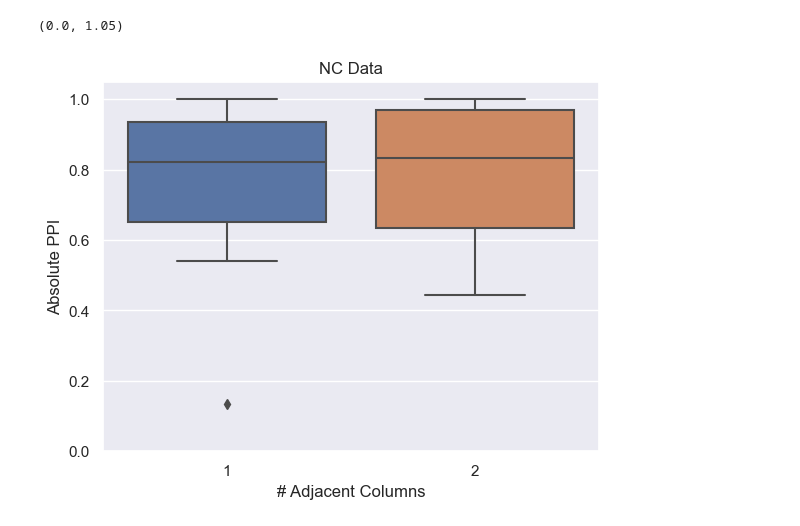
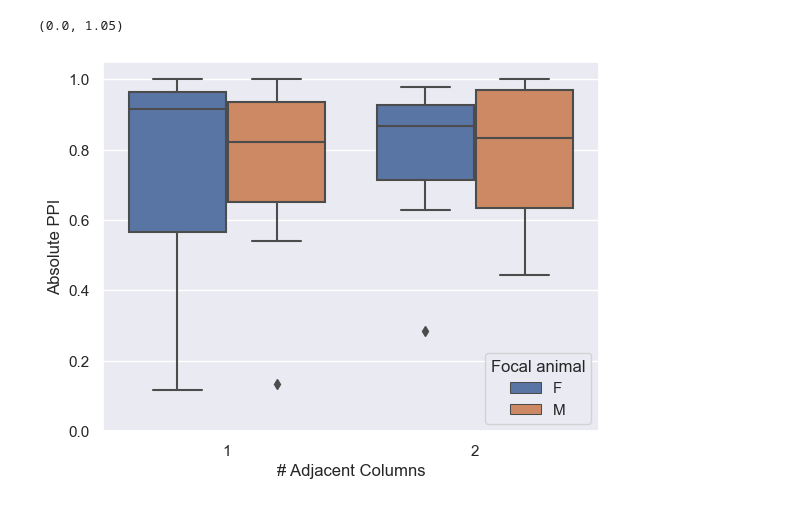
Before and after one commit to nhoglen/ppt-lanes, a Jupyter notebook: Data Analysis Prototype.ipynb, the cells around one changed output. Drawn from its saved outputs; the diff is of its cells as text; code cells hidden in the pictures.

```diff
--- a/Data Analysis Prototype.ipynb
+++ b/Data Analysis Prototype.ipynb
@@ -192,15 +188,14 @@ FCtable.to_csv('Summary_table_FC')
 #---MAKE SOME PLOTS WITH DATA TABLES---
 
 #lOAD RELEVANT DATA TABLES
-NCsummary = pd.read_csv('Summary_table_NC')
-FCsummary = pd.read_csv('Summary_table_FC')
+all_summary = pd.read_csv('Summary_table')
 
 #Plot that data
 sns.set_theme()
 
 #NCsummary.plot(x = '# Adjacent Columns', y = 'PPI', style = 'o')
-displot(NCsummary, "# Adjacent Columns", 'Absolute PPI')
-displot(FCsummary, '# Adjacent Columns', 'Absolute PPI')
+displot(all_summary, "# Adjacent Columns", 'Absolute Winner')
+
 
 
 #Good to see some sort of distribution?
@@ -241,6 +212,6 @@ sns.relplot(FCsummary, x = 'Unnamed: 0', y = 'Absolute PPI', size = '# Adjacent
 # %%
-sns.boxplot(NCsummary, x = '# Adjacent Columns', y = 'Absolute PPI').set(title = "NC Data")
+sns.boxplot(all_summary, x = '# Adjacent Columns', y = 'Absolute PPI', hue = 'Focal animal')
 plt.ylim(0, 1.05)
 # %% [output]
 (0.0, 1.05)
-[figure, old version]
+[figure, new version]
```
Also changed, not shown: parts of 19 cells of this notebook, 2 other files.
